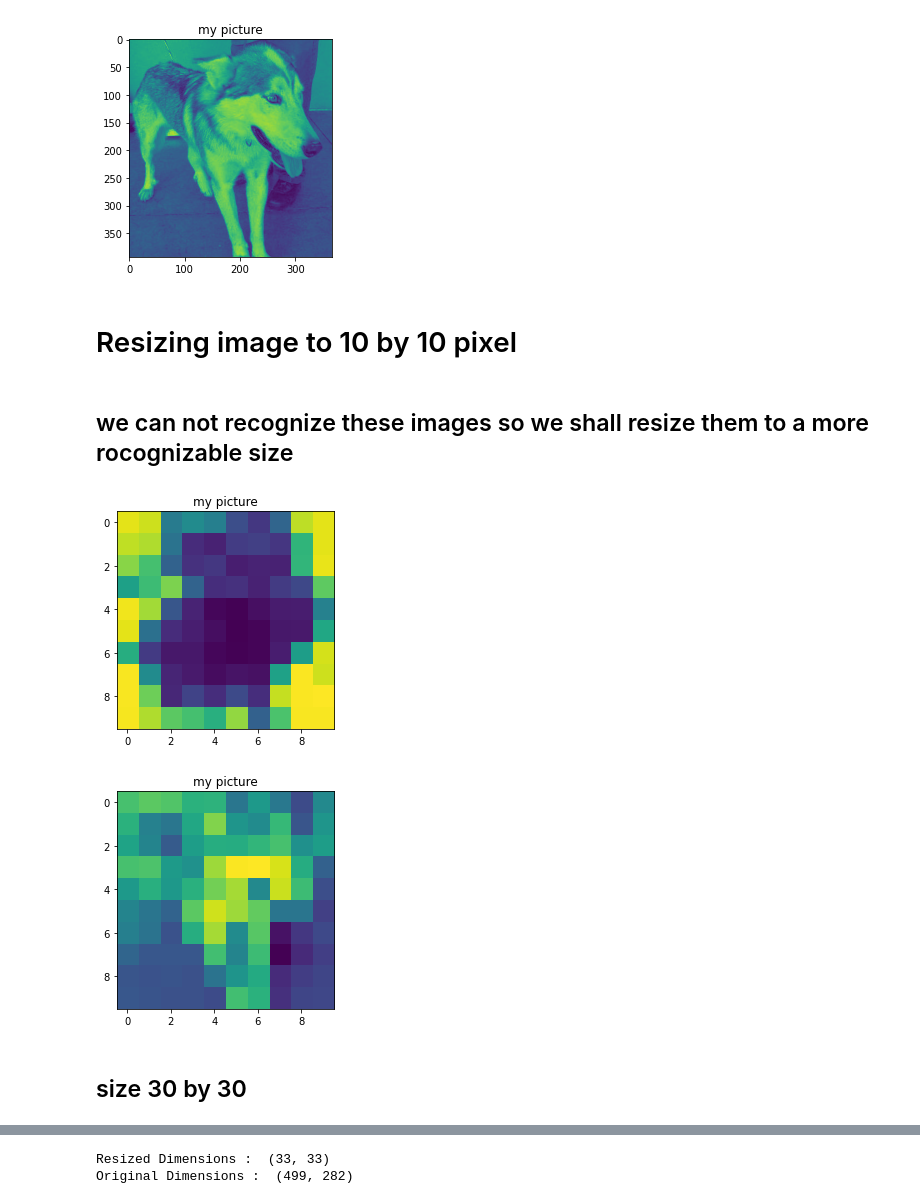
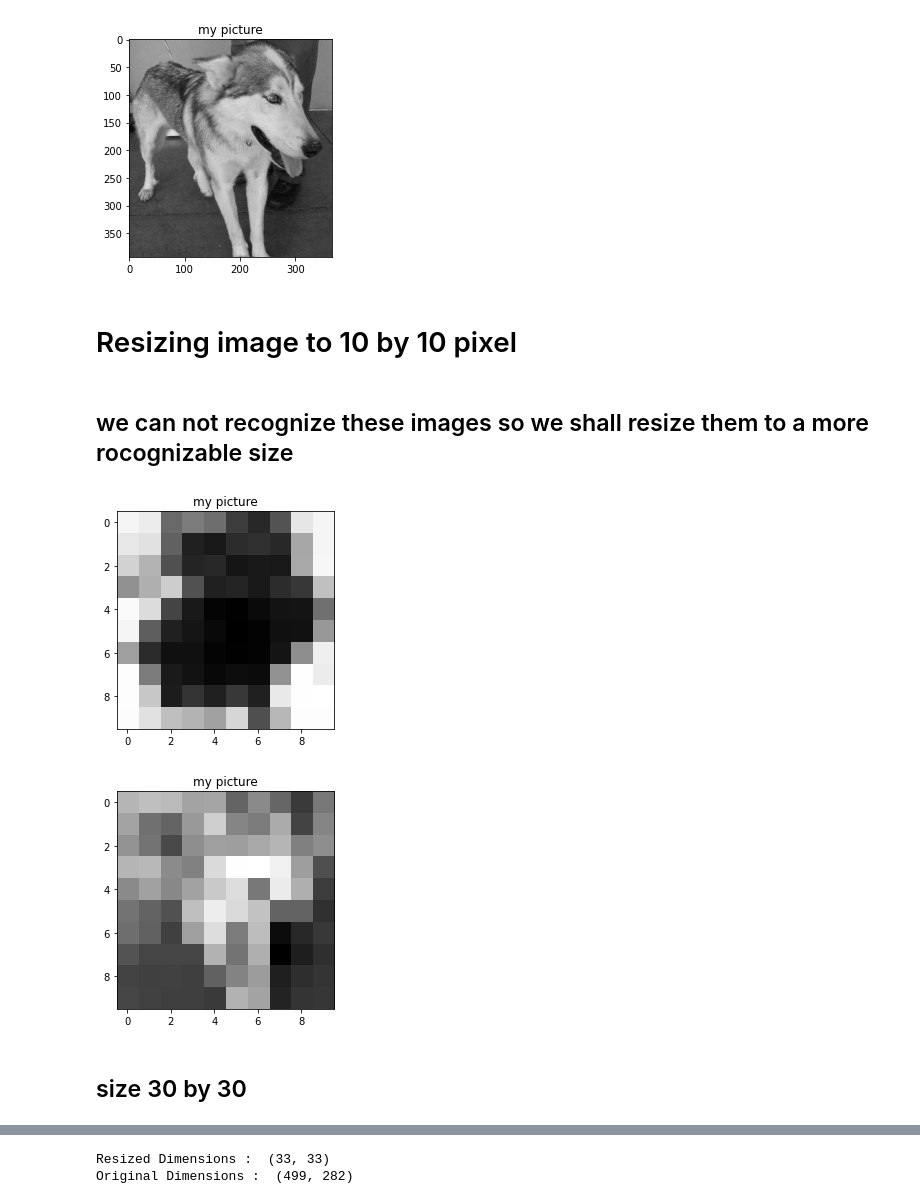
Before and after one commit to Joshua-D-Gordon/Data-visualization, a Jupyter notebook: Dogs-vs-cats.ipynb, the cells around one changed output, grey strips where cells are left out. Saved outputs shown, nothing was run; the diff lists cells and outputs as text; code cells hidden in the pictures.

Commit message:
dogs to gray and cats to gray

```diff
--- a/Dogs-vs-cats.ipynb
+++ b/Dogs-vs-cats.ipynb
@@ -31,33 +31,33 @@ img_dog = cv2.imread(path,0)
 #gray = cv2.cvtColor(img, cv2.COLOR_BGR2GRAY)
 
 #RGB_im = cv2.cvtColor(gray, cv2.COLOR_BGR2RGB)
-plt.imshow(img_dog)
+plt.imshow(img_dog, cmap = 'gray')
 plt.title('my picture')
 plt.show()
 # %% [output]
-[figure, old version]
+[figure, new version]
-# %% [markdown]
-# Resizing image to 10 by 10 pixel
-# %% [markdown]
-## we can not recognize these images so we shall resize them to a more rocognizable size
+# %% [markdown]
+# Resizing image to 10 by 10 pixel
+# %% [markdown]
+## we can not recognize these images so we shall resize them to a more rocognizable size
 # %%
 resized = cv2.resize(img_cat, (10,10),interpolation = cv2.INTER_AREA)
 
-plt.imshow(resized)
+plt.imshow(resized, cmap = 'gray')
 plt.title('my picture')
 plt.show()
 # %% [output]
-[figure, old version]
+[figure, new version]
 # %%
 resized = cv2.resize(img_dog, (10,10),interpolation = cv2.INTER_AREA)
 
-plt.imshow(resized)
+plt.imshow(resized, cmap = 'gray')
 plt.title('my picture')
 plt.show()
 # %% [output]
-[figure, old version]
+[figure, new version]
-# %% [markdown]
-## size 30 by 30
+# %% [markdown]
+## size 30 by 30
 # %%
 resized = cv2.resize(img_cat, (33,33),interpolation = cv2.INTER_AREA)
 
```
Also changed, not shown: parts of 39 cells of this notebook.
